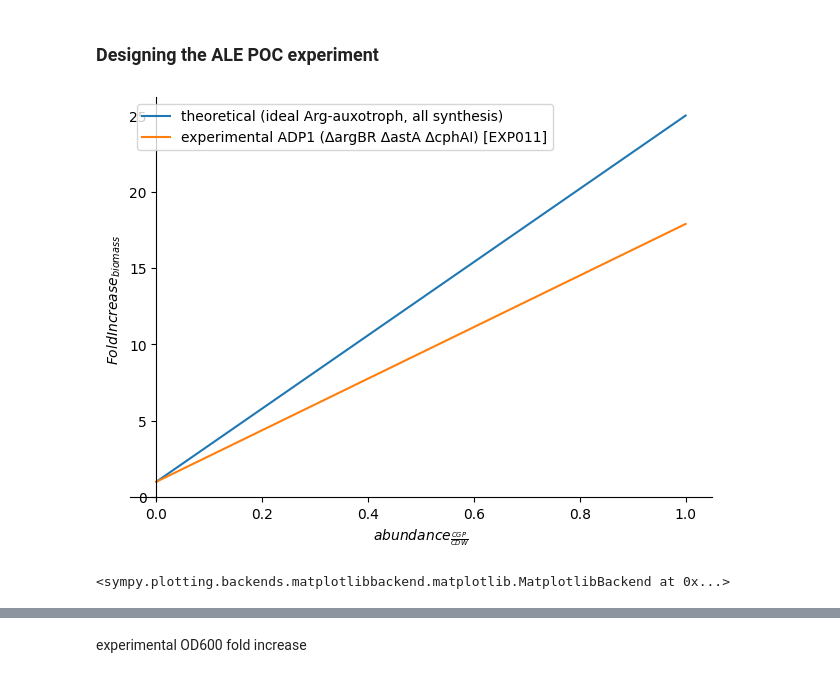
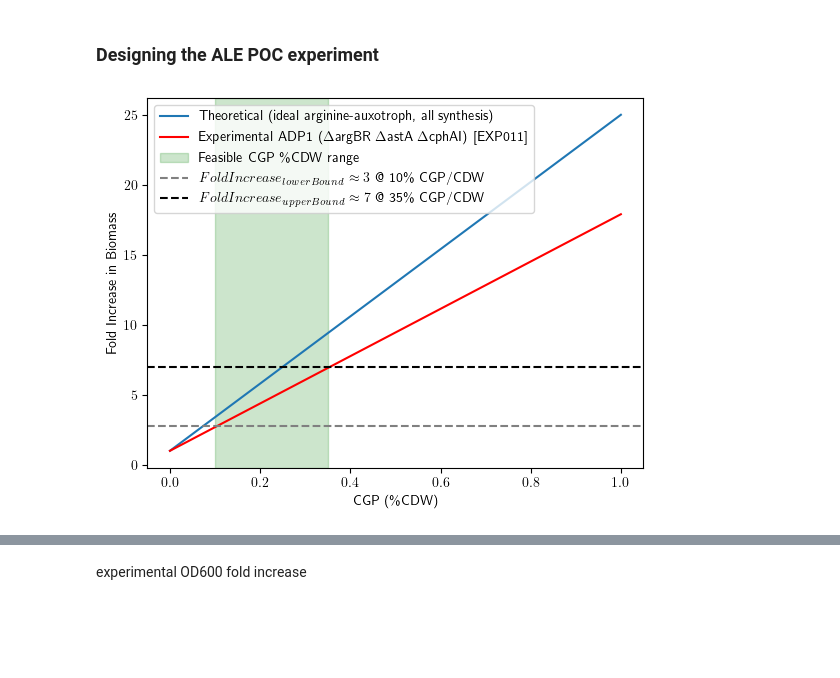
Before and after one commit to p7k/nu_tyo_lab_analysis, a Jupyter notebook: nb/exp/math_cgp_yields.ipynb, the cells around one changed output, grey strips where cells are left out. Cells and saved outputs as stored; diff of their text form; code cells hidden in the pictures; blank space fills up the shorter version.

```diff
--- a/nb/exp/math_cgp_yields.ipynb
+++ b/nb/exp/math_cgp_yields.ipynb
@@ -329,22 +353,54 @@ plt.show()
 # %% [markdown]
 ### Designing the ALE POC experiment
+# %%
+# Generate x-values for the plot
+x = np.linspace(0, 1, 100)
+
+# Evaluate the theoretical and experimental curves
+y_theoretical = [
+    eq_fold_chg_biomass.rhs.subs({Y_OD_from_x: consts[Y_OD_from_Arg_theor]}).subs(consts).subs({ab_CGP_in_CDW: xi})
+    for xi in x
+]
+y_experimental = [
+    eq_fold_chg_biomass.rhs.subs({Y_OD_from_x: Y_OD_from_Arg_exp011_KSF111}).subs(consts).subs({ab_CGP_in_CDW: xi})
+    for xi in x
+]
+
+# Plot the data
+plt.plot(x, y_theoretical, label=r'Theoretical (ideal arginine-auxotroph, all synthesis)')
+plt.plot(x, y_experimental, label=r'Experimental ADP1 ($\Delta$argBR $\Delta$astA $\Delta$cphAI) [EXP011]', color='red')
+
+# Add the vertical span
+plt.axvspan(0.1, 0.35, color='green', alpha=0.2, label=r'Feasible CGP \%CDW range')
+plt.axhline(2.8, color='gray', linestyle='--', label=r'$FoldIncrease_{lowerBound} \approx 3$ @ 10\% CGP/CDW')
+plt.axhline(7, color='black', linestyle='--', label=r'$FoldIncrease_{upperBound} \approx 7$ @ 35\% CGP/CDW')
+
+# Add labels, legend, and title
+plt.xlabel(r'CGP (\%CDW)')
+plt.ylabel(r'Fold Increase in Biomass')
+plt.legend()
+# plt.title('Theoretical vs Experimental Fold Change in Biomass')
+
+plt.savefig('../../figures/calc_argaux_foldchange.pdf')
+
+# Show the plot
+plt.show()
+# %% [output]
+[figure, added]
 # %%
-plot(
-    # theoretical
-    eq_fold_chg_biomass.rhs.subs({Y_OD_from_x: consts[Y_OD_from_Arg_theor]}).subs(consts),
-    # KSF011 from exp011
-    eq_fold_chg_biomass.rhs.subs({Y_OD_from_x: Y_OD_from_Arg_exp011_KSF111}).subs(consts),
-    (ab_CGP_in_CDW, 0, 1),
-    ylabel=symbols('FoldIncrease_{biomass}'),
-    legend=True,
-    label=(
-        'theoretical (ideal Arg-auxotroph, all synthesis)',
-        'experimental ADP1 (∆argBR ∆astA ∆cphAI) [EXP011]',
-    ),
-)
+# fig_fold_changes = plot(
+#     # theoretical
+#     eq_fold_chg_biomass.rhs.subs({Y_OD_from_x: consts[Y_OD_from_Arg_theor]}).subs(consts),
+#     # KSF011 from exp011
+#     eq_fold_chg_biomass.rhs.subs({Y_OD_from_x: Y_OD_from_Arg_exp011_KSF111}).subs(consts),
+#     (ab_CGP_in_CDW, 0, 1),
+#     ylabel=symbols('FoldIncrease_{biomass}'),
+#     legend=True,
+#     label=(
+#         r'theoretical (ideal arginine-auxotroph, all synthesis)',
+#         r'experimental ADP1 ($\Delta$argBR $\Delta$astA $\Delta$cphAI) [EXP011]',
+#     ),
+# )
-# %% [output]
-[figure, removed]
-<sympy.plotting.backends.matplotlibbackend.matplotlib.MatplotlibBackend at 0x...>
 # %%
 # proposed loading (need much higher starting OD of .1 au if we assume the most conservative 10% CGP.
 # FIXME this is where we really need a good model and assumptions for x_Arg from cells with CGP
```
Also changed, not shown: parts of 20 cells of this notebook, 23 other files.
